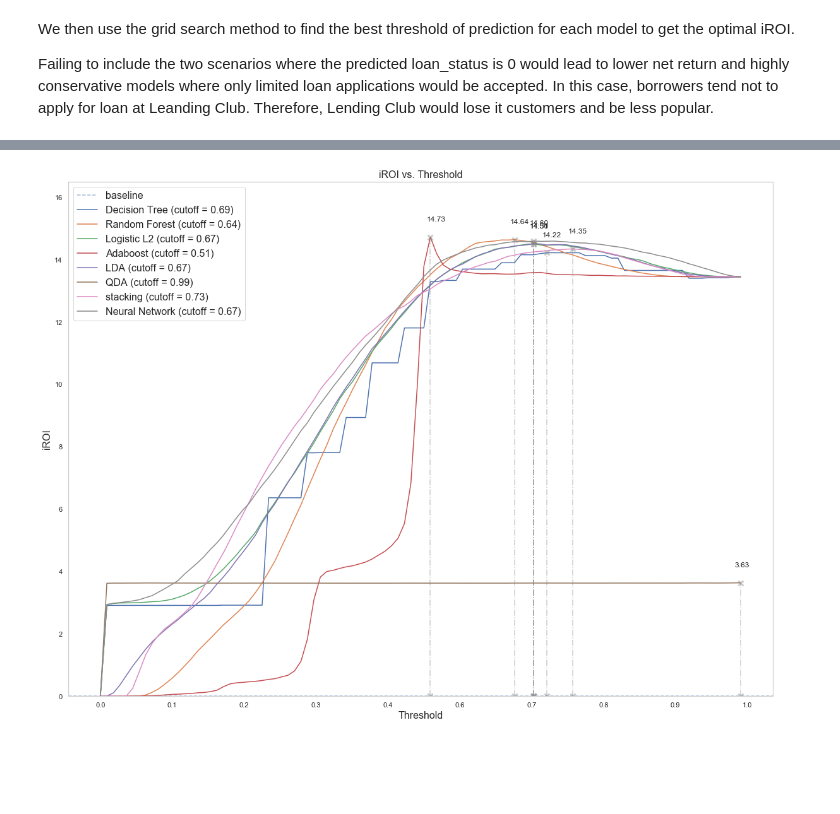
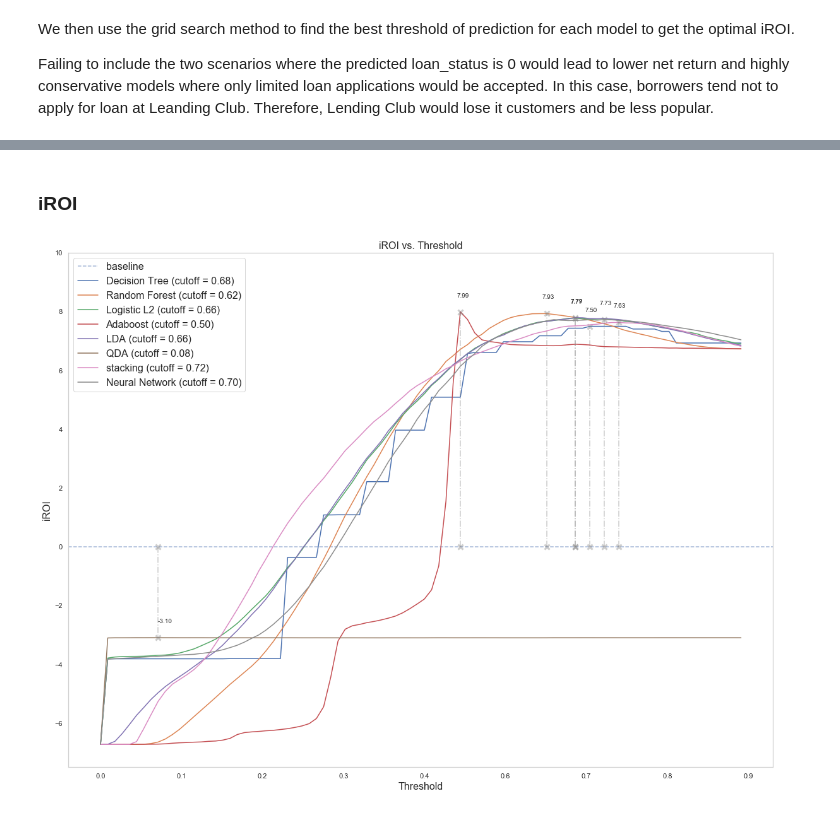
Before and after one commit to hurrialice/cs109, a Jupyter notebook: notebooks/Models.ipynb, the cells around one changed output, grey strips where cells are left out. Saved outputs shown, nothing was run; the diff lists cells and outputs as text; code cells hidden in the pictures; blank space fills up the shorter version.

Commit message:
renew roi calc

```diff
--- a/notebooks/Models.ipynb
+++ b/notebooks/Models.ipynb
@@ -616,5 +636,5 @@ baseline_founded = np.sum(df_loans["funded_amnt"].values)
 # %%
-def calc_roi(X_in, y_in, model_name):
+def calc_roi(X_in, y_in, model_name, ifnaive = 0):
 
     # get the predicted probability from the model
     if model_name == "Neural Network":
@@ -624,7 +644,7 @@ def calc_roi(X_in, y_in, model_name):
 
     # grid search to find the best threshold/cutoff
     gain_list = []
-    for i in  np.linspace(0, 0.99, 100):
+    for i in  np.linspace(0, 0.90, 90):
         y_give = (y_prob >= i).astype("int")
         y_notgive = 1-y_give
 
@@ -633,7 +653,12 @@ def calc_roi(X_in, y_in, model_name):
         # for those who are predicted not to return money
         hidden_return = np.sum(net_gain*y_notgive)
 
-        gain = ((exact_return-hidden_return) - baseline_net_gain)/baseline_founded
+        loan_funded = np.sum(y_give*funded_amnt)
+
+        if ifnaive == 0:
+            gain = exact_return/loan_funded
+        else:
+            gain = (exact_return-hidden_return)/baseline_funded
         gain_list.append(gain*100)
 
     #find the best threshold's corresponding index and store it in the list
@@ -661,0 +689,23 @@ def calc_roi(X_in, y_in, model_name):
+# %%
+roi_dict = {}
+
+plt.figure(figsize = (20,15))
+plt.ylim([-7.5,10])
+plt.grid(False)
+plt.axis('on')
+plt.axhline(y = baseline_roi, linestyle="--",label = "baseline-Real ROI", alpha = 0.5)
+
+for key in model_dict:
+    rates, best_index, roi_dict[key] = calc_roi(X_acc, y_acc, key)
+    best_gain = roi_dict[key][0]
+    plt.plot(rates, label = '%s (cutoff = %0.2f)' % (key, best_index*0.01))
+    plt.plot([best_index, ] * 2, [0, best_gain], alpha=0.4,
+             linestyle='-.', color="grey", marker='x', markeredgewidth=3, ms=8)
+    plt.annotate("%0.2f" % best_gain,
+                (best_index*(1-0.01), best_gain+0.5))
+plt.legend(fontsize = 16)
+plt.xticks(np.linspace(0, 90, 9), np.round(np.linspace(0, 1, 10),1) )
+plt.xlabel("Threshold",fontsize = 16)
+plt.ylabel("ROI",fontsize = 16)
+plt.title("ROI vs. Threshold",fontsize = 16)
+plt.show()
@@ -662,26 +732,28 @@ def calc_roi(X_in, y_in, model_name):
+# %% [markdown]
+### iROI
 # %%
-gain_dict = {}
+iroi_dict = {}
 
 plt.figure(figsize = (20,15))
-plt.ylim([0,16.5])
+plt.ylim([-7.5,10])
 plt.grid(False)
 plt.axis('on')
 plt.axhline(y = 0, linestyle="--",label = "baseline", alpha = 0.5)
 
 for key in model_dict:
-    rates, best_index, gain_dict[key] = calc_roi(X_acc, y_acc, key)
-    best_gain = gain_dict[key][0]
+    rates, best_index, iroi_dict[key] = calc_roi(X_acc, y_acc, key, ifnaive = 1)
+    best_gain = iroi_dict[key][0]
     plt.plot(rates, label = '%s (cutoff = %0.2f)' % (key, best_index*0.01))
     plt.plot([best_index, ] * 2, [0, best_gain], alpha=0.4,
              linestyle='-.', color="grey", marker='x', markeredgewidth=3, ms=8)
     plt.annotate("%0.2f" % best_gain,
                 (best_index*(1-0.01), best_gain+0.5))
 plt.legend(fontsize = 16)
-plt.xticks(np.linspace(0, 100, 10), np.round(np.linspace(0, 1, 10),1) )
+plt.xticks(np.linspace(0, 90, 9), np.round(np.linspace(0, 1, 10),1))
 plt.xlabel("Threshold",fontsize = 16)
 plt.ylabel("iROI",fontsize = 16)
 plt.title("iROI vs. Threshold",fontsize = 16)
 plt.show()
 # %% [output]
-[figure, old version]
+[figure, new version]
 # %%
```
Also changed, not shown: parts of 25 cells of this notebook, 22 other files.
